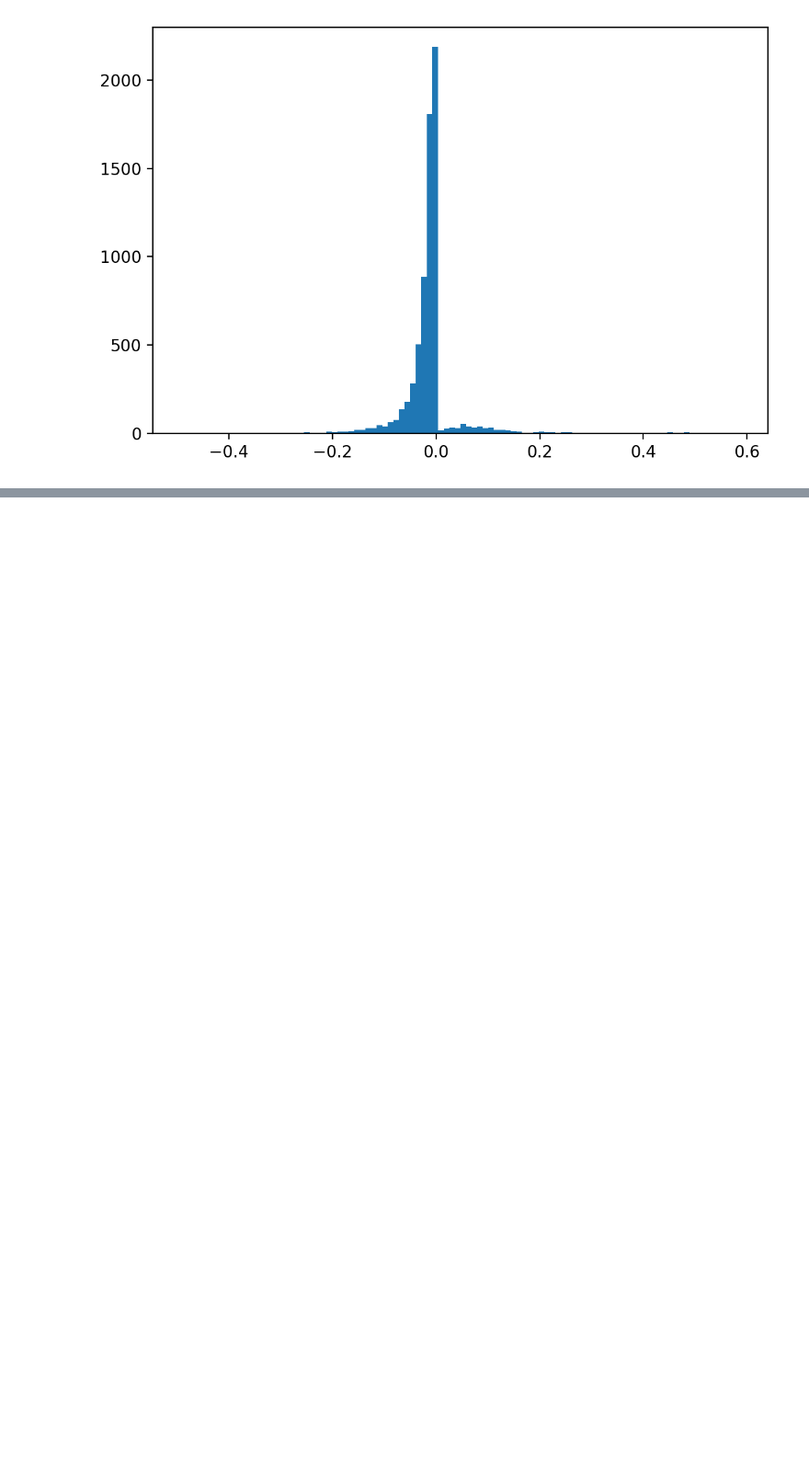
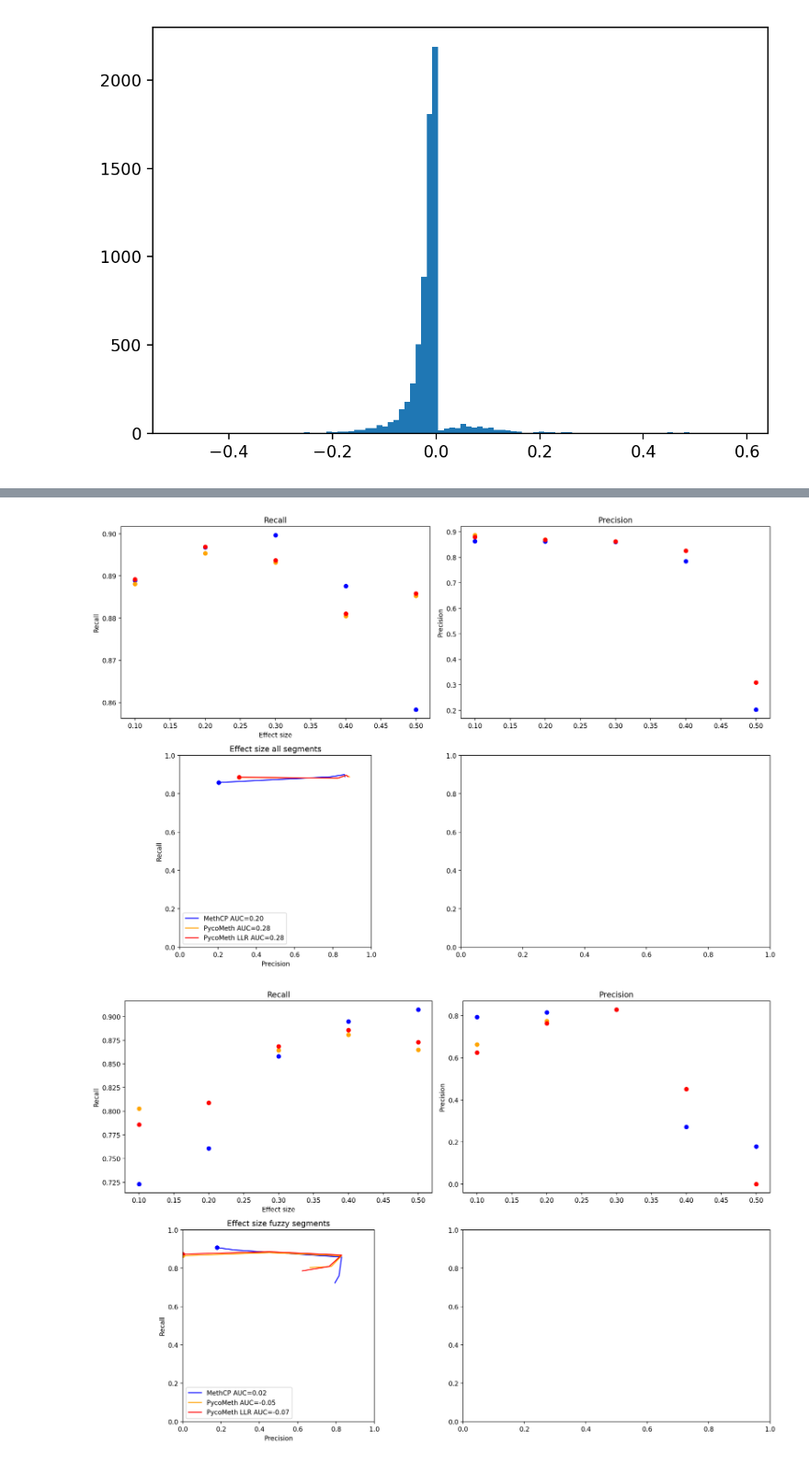
Before and after one commit to snajder-r/benchmark_meth5, a Jupyter notebook: notebooks/evaluate_simulation_result.ipynb, the cells around one changed output, grey strips where cells are left out. Shown at 92% size. Saved outputs shown, nothing was run; the diff lists cells and outputs as text; code cells hidden in the pictures; blank space fills up the shorter version.

```diff
--- a/notebooks/evaluate_simulation_result.ipynb
+++ b/notebooks/evaluate_simulation_result.ipynb
@@ -228,0 +299,9 @@ plot_roc(gt.loc[gt["theta"].map(lambda x: abs(x) < 0.25)].copy(), "ROC <0.25 cha
+# %%
+plot_roc_over_effect_size(gt, "Effect size all segments", "roc_effect_size_all")
+plot_roc_over_effect_size(gt.loc[gt["segment_type"]==3].copy(), "Effect size fuzzy segments", "roc_fuzzy")
+plot_roc_over_effect_size(gt.loc[gt["segment_type"]==2].copy(), "Effect size methylated segments", "roc_effect_size_methylated")
+plot_roc_over_effect_size(gt.loc[gt["segment_type"]==1].copy(), "Effect size unmethylated segments", "roc_effect_size_unmethylated")
+plot_roc_over_effect_size(gt.loc[gt["segment_type"]!=3].copy(), "Effect size all but fuzzy segments", "roc_effect_size_notfuzzy")
+# %% [output]
+[figure, added]
+[figure, added]
```
Also changed, not shown: parts of 21 cells of this notebook, 1 other file.
